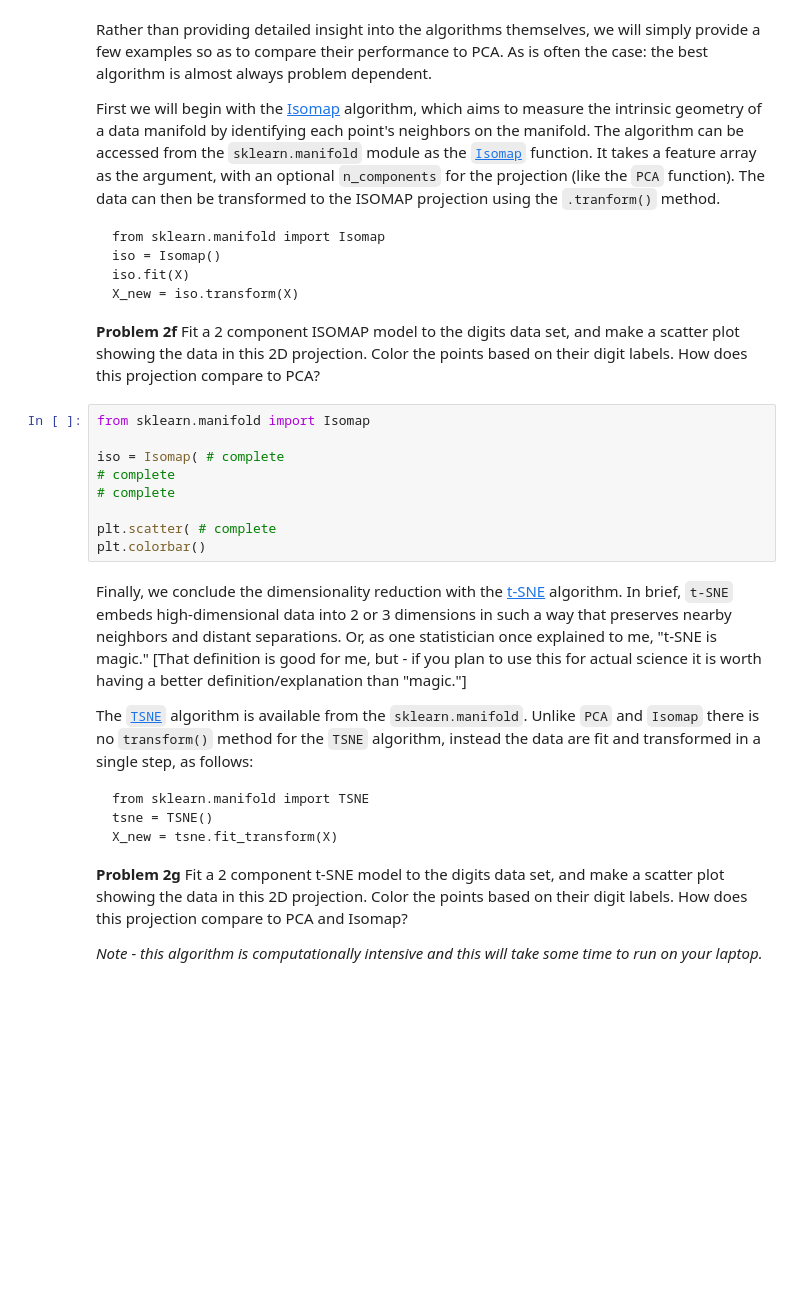
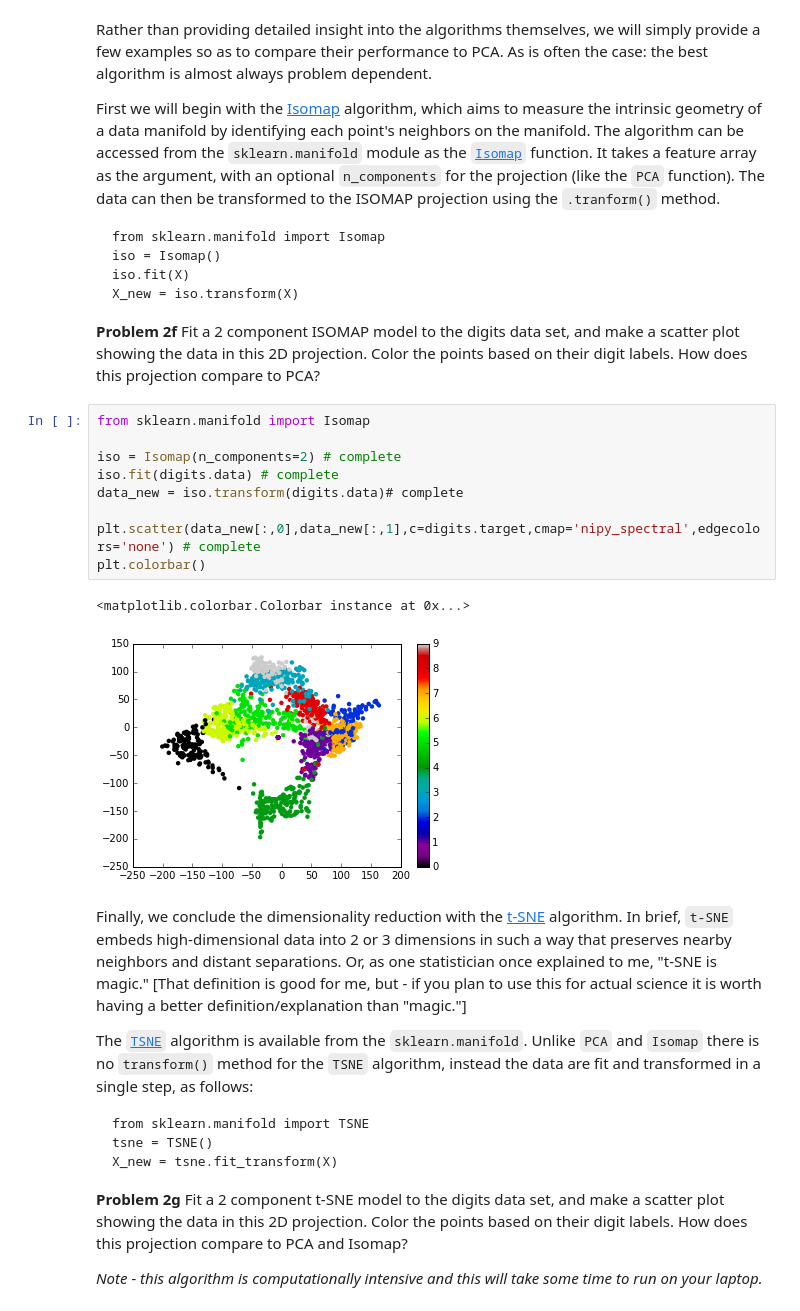
Before and after one commit to d-giles/LSSTC-DSFP-Sessions, a Jupyter notebook: Session1/Day3/IntroToVisualization.ipynb, the cells around one changed output. Drawn from its saved outputs; the diff is of its cells as text; blank space fills up the shorter version.

```diff
--- a/Session1/Day3/IntroToVisualization.ipynb
+++ b/Session1/Day3/IntroToVisualization.ipynb
@@ -379,12 +387,15 @@ First we will begin with the [Isomap](https://en.wikipedia.org/wiki/Isomap) algo
 # %%
 from sklearn.manifold import Isomap
 
-iso = Isomap( # complete
-# complete
-# complete
+iso = Isomap(n_components=2) # complete
+iso.fit(digits.data) # complete
+data_new = iso.transform(digits.data)# complete
 
-plt.scatter( # complete
+plt.scatter(data_new[:,0],data_new[:,1],c=digits.target,cmap='nipy_spectral',edgecolors='none') # complete
 plt.colorbar()
+# %% [output]
+<matplotlib.colorbar.Colorbar instance at 0x...>
+[figure, added]
 # %% [markdown]
 Finally, we conclude the dimensionality reduction with the [t-SNE](https://en.wikipedia.org/wiki/T-distributed_stochastic_neighbor_embedding) algorithm. In brief, `t-SNE` embeds high-dimensional data into 2 or 3 dimensions in such a way that preserves nearby neighbors and distant separations. Or, as one statistician once explained to me, "t-SNE is magic." [That definition is good for me, but - if you plan to use this for actual science it is worth having a better definition/explanation than "magic."]
 
```
Also changed, not shown: parts of 15 cells of this notebook.
